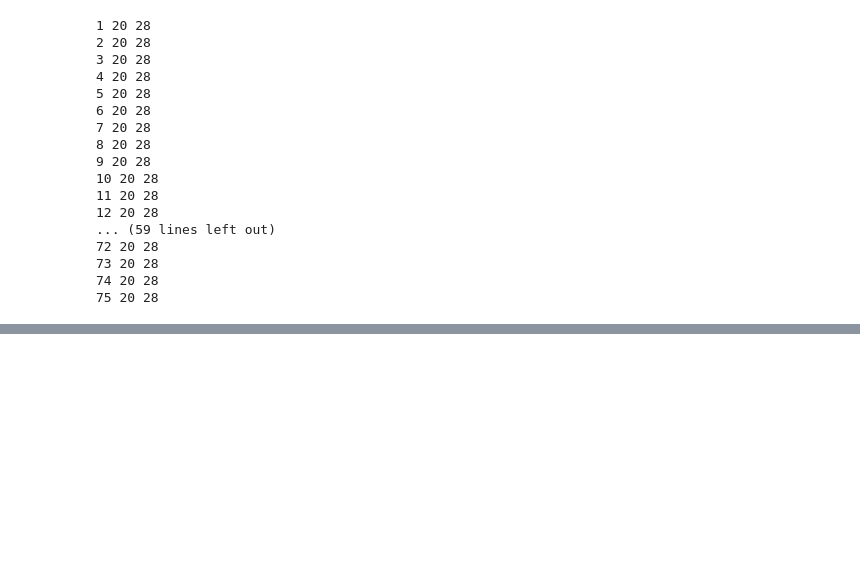
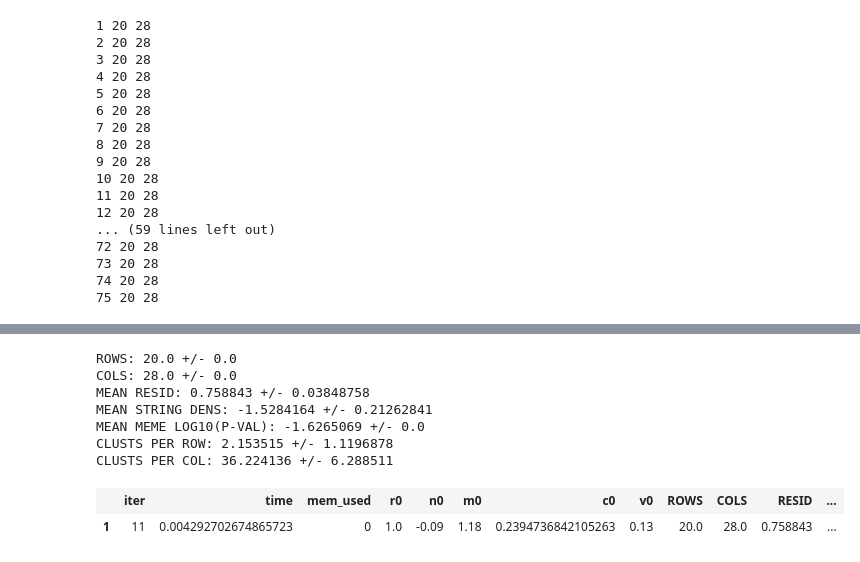
Before and after one commit to astrodud/junkey, a Jupyter notebook: Untitled0.ipynb, the cells around one changed output, grey strips where cells are left out. Cells and saved outputs as stored; diff of their text form; code cells hidden in the pictures; blank space fills up the shorter version.

Commit message:
more updates and fixes for latest julia/DataFrames - seems to work now

```diff
--- a/Untitled0.ipynb
+++ b/Untitled0.ipynb
@@ -184,0 +196,3 @@ clusters = fill_all_cluster_scores( clusters, true, true );
+# %%
+reload("funcs.jl")
+(clusters, n_improvements, stats_tmp) = do_floc( clusters );
@@ -184,0 +217,14 @@ clusters = fill_all_cluster_scores( clusters, true, true );
+# %%
+startTime = time()
+stats_df = DataFrame()
+stats_df = print_cluster_stats(clusters)
+# %% [output]
+ROWS: 20.0 +/- 0.0
+COLS: 28.0 +/- 0.0
+MEAN RESID: 0.758843 +/- 0.03848758
+MEAN STRING DENS: -1.5284164 +/- 0.21262841
+MEAN MEME LOG10(P-VAL): -1.6265069 +/- 0.0
+CLUSTS PER ROW: 2.153515 +/- 1.1196878
+CLUSTS PER COL: 36.224136 +/- 6.288511
+|  | iter | time | mem_used | r0 | n0 | m0 | c0 | v0 | ROWS | COLS | RESID | ... |
+| 1 | 11 | 0.004292702674865723 | 0 | 1.0 | -0.09 | 1.18 | 0.2394736842105263 | 0.13 | 20.0 | 28.0 | 0.758843 | ... |
```
Also changed, not shown: parts of 4 cells of this notebook, 4 other files.
